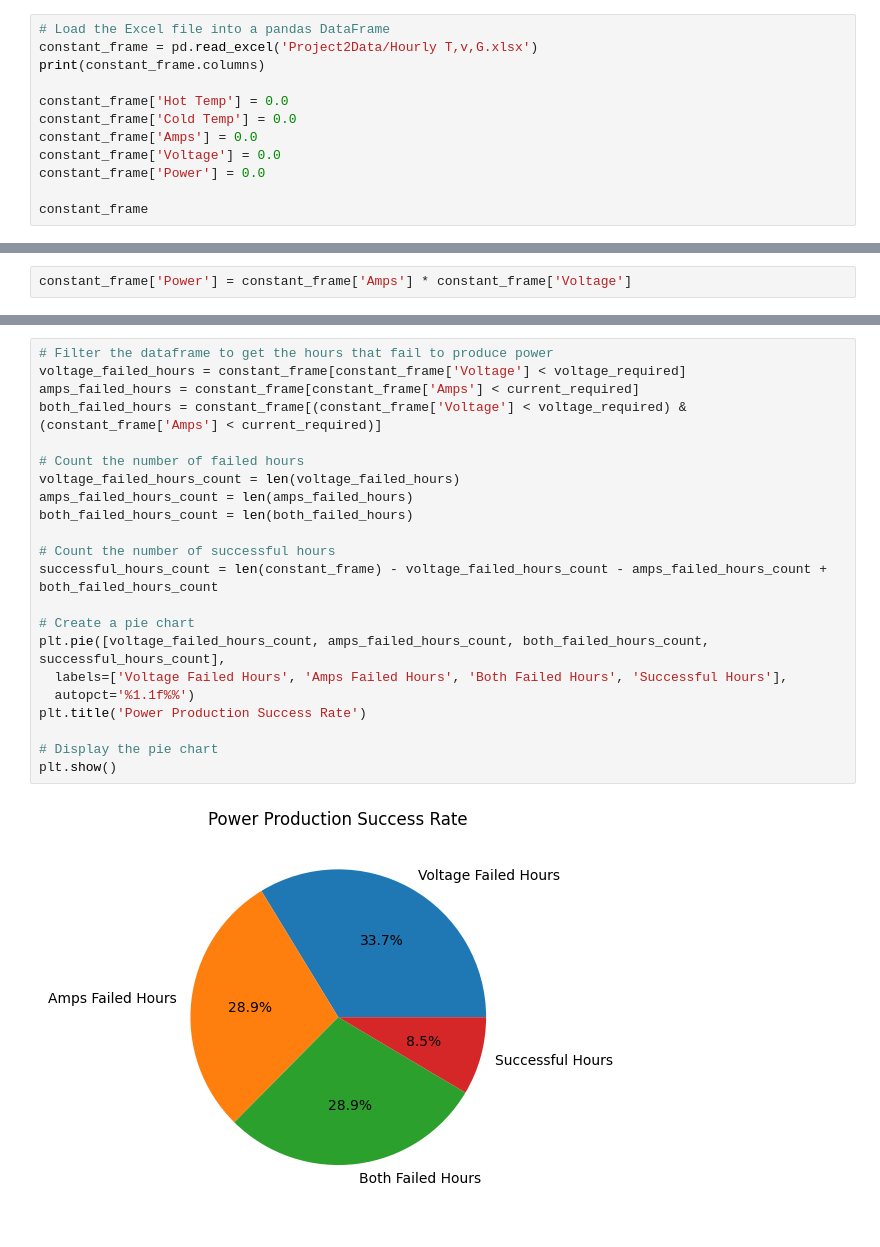
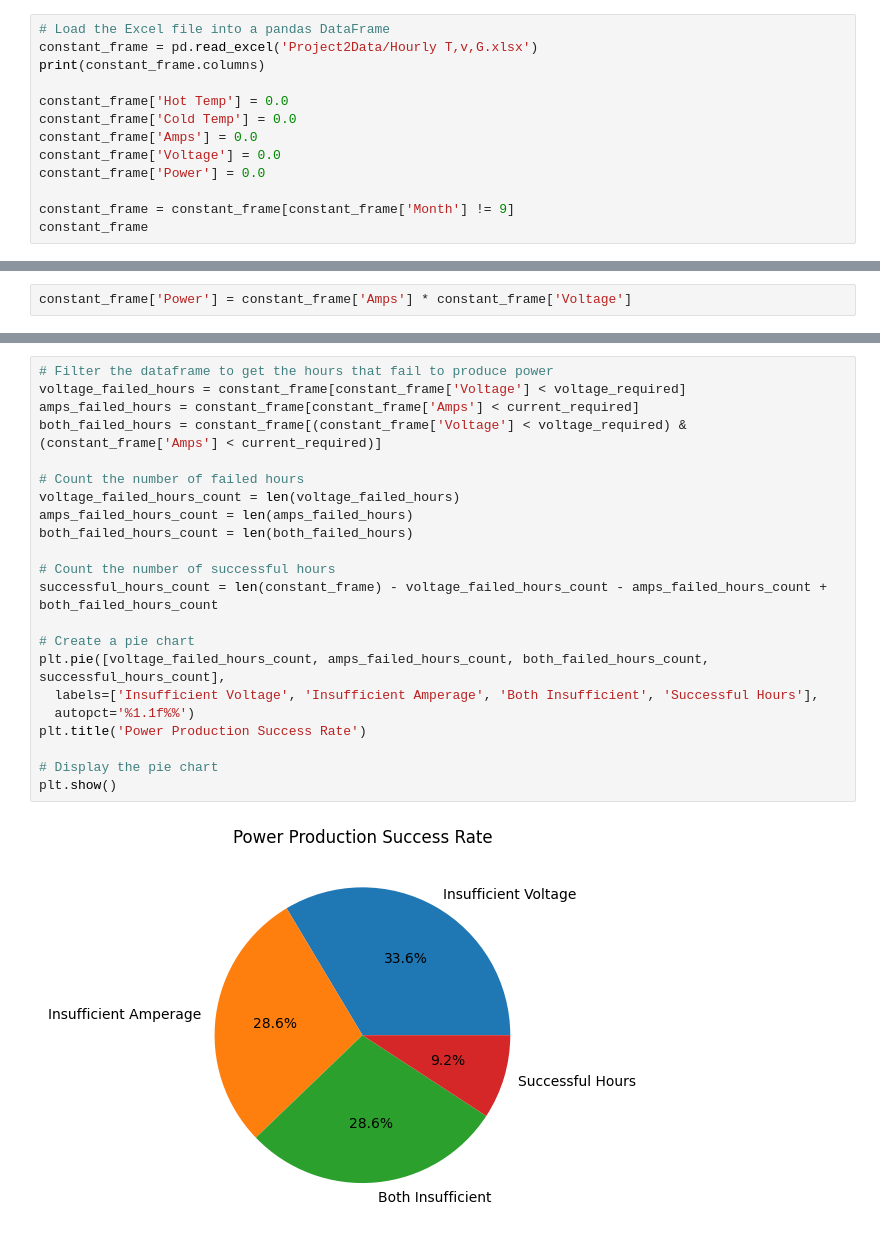
Before and after one commit to Willmac16/DFTS-Team-Seven, a Jupyter notebook: Project2.ipynb, the cells around one changed output, grey strips where cells are left out. Drawn from its saved outputs; the diff is of its cells as text.

```diff
--- a/Project2.ipynb
+++ b/Project2.ipynb
@@ -65,6 +67,7 @@ constant_frame['Amps'] = 0.0
 constant_frame['Voltage'] = 0.0
 constant_frame['Power'] = 0.0
 
+constant_frame = constant_frame[constant_frame['Month'] != 9]
 constant_frame
 # %% [output]
 Index(['Month', 'Day', 'Hour', 'Beam Irradiance (W/m2)',
@@ -462,27 +464,27 @@ constant_frame.plot(x='Hour', y='Temp Difference', kind='line', title='Temperatu
 # %%
 # Filter the dataframe to get the hours that fail to produce power
 voltage_failed_hours = constant_frame[constant_frame['Voltage'] < voltage_required]
 amps_failed_hours = constant_frame[constant_frame['Amps'] < current_required]
 both_failed_hours = constant_frame[(constant_frame['Voltage'] < voltage_required) & (constant_frame['Amps'] < current_required)]
 
 # Count the number of failed hours
 voltage_failed_hours_count = len(voltage_failed_hours)
 amps_failed_hours_count = len(amps_failed_hours)
 both_failed_hours_count = len(both_failed_hours)
 
 # Count the number of successful hours
 successful_hours_count = len(constant_frame) - voltage_failed_hours_count - amps_failed_hours_count + both_failed_hours_count
 
 # Create a pie chart
 plt.pie([voltage_failed_hours_count, amps_failed_hours_count, both_failed_hours_count, successful_hours_count],
-  labels=['Voltage Failed Hours', 'Amps Failed Hours', 'Both Failed Hours', 'Successful Hours'],
+  labels=['Insufficient Voltage', 'Insufficient Amperage', 'Both Insufficient', 'Successful Hours'],
   autopct='%1.1f%%')
 plt.title('Power Production Success Rate')
 
 # Display the pie chart
 plt.show()
 # %% [output]
-[figure, old version]
+[figure, new version]
 # %%
 import matplotlib.pyplot as plt
 
```
Also changed, not shown: parts of 10 cells of this notebook.
